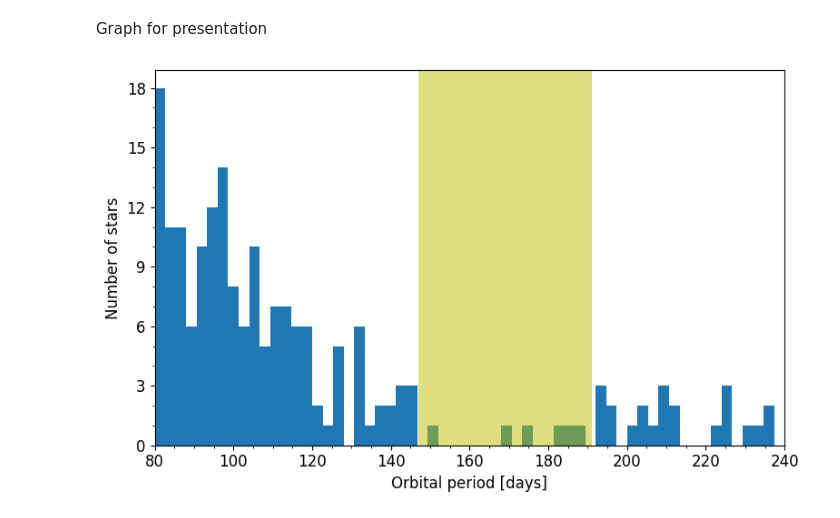
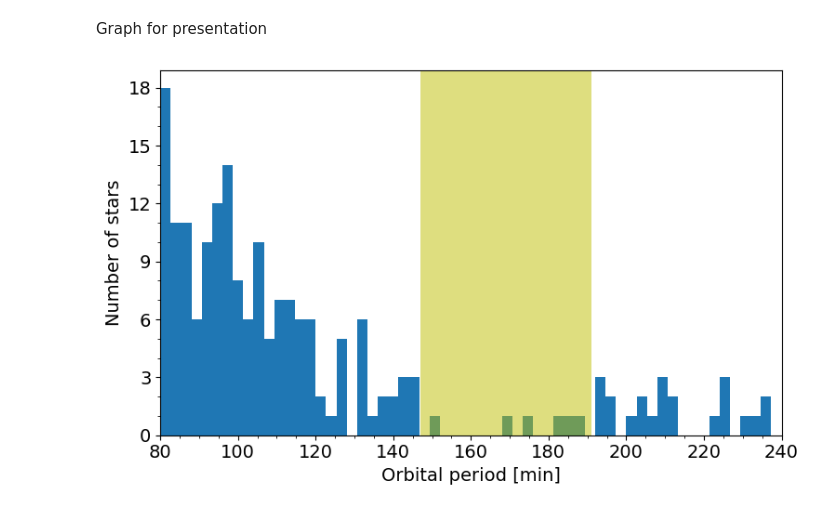
Before and after one commit to wknop/licencjat, a Jupyter notebook: notebook1.ipynb, the cells around one changed output. Saved outputs shown, nothing was run; the diff lists cells and outputs as text; code cells hidden in the pictures.

```diff
--- a/notebook1.ipynb
+++ b/notebook1.ipynb
@@ -286,7 +267,13 @@ period_split = np.arange(per_min + .1, per_max -.1, .01)
 period_boundaries = np.array([per_min, per_max])
 # logL_values (splits=period_split, data=x_rang, alfa=2, boundaries=period_boundaries)
 plt.plot(period_split, logL_values (splits=period_split, data=x_rang, alfa=1.00001, boundaries=period_boundaries))
+# plt.scatter(181.43999999998059, -115.99314449137808, color = 'red')
+# plt.axvline(181.43999999998059, color = 'red', linestyle='--')
+# plt.axhline(-115.99314449137808, color = 'red', linestyle='--')
+plt.xlabel('Orbital period [min]')
+plt.ylabel('$L$')
 # plt.plot(period_split, logL_values (splits=period_split, data=x_rang, alfa=10, boundaries=period_boundaries))
 # plt.plot(period_split, logL_values (splits=period_split, data=x_rang, alfa=0.1, boundaries=period_boundaries))
 # plt.plot(period_split, logL_values (splits=period_split, data=x_rang, alfa=0.01, boundaries=period_boundaries))
+plt.rc('font', size=14)
 # %% [output]
@@ -297,17 +298,18 @@ Graph for presentation
 # %%
 fig, ax2 = plt.subplots(1, 1, figsize=(8,5))
 
 color = 'tab:blue'
 ax2.hist(df_non_polars['per'], bins=60, range=(80, 240), density=False, color=color, alpha = 1)
 ax2.xaxis.set_major_locator(ticker.MultipleLocator(20))
 ax2.xaxis.set_minor_locator(ticker.MultipleLocator(5))
 ax2.set_xlim([80,240])
-ax2.set_xlabel('Orbital period [days]')
+ax2.set_xlabel('Orbital period [min]')
 ax2.set_ylabel('Number of stars')
 ax2.axvspan(147, 191, color='y', alpha=0.5, lw=0)
+# ax2.axvline(period_split[max_index], color='tomato', linestyle='--')
 ax2.yaxis.set_major_locator(ticker.MultipleLocator(3))
 ax2.yaxis.set_minor_locator(ticker.MultipleLocator(1))
-plt.rc('font', size=12)
+plt.rc('font', size=18)
 fig.tight_layout()
 # %% [output]
-[figure, old version]
+[figure, new version]
```
Also changed, not shown: parts of 10 cells of this notebook.
